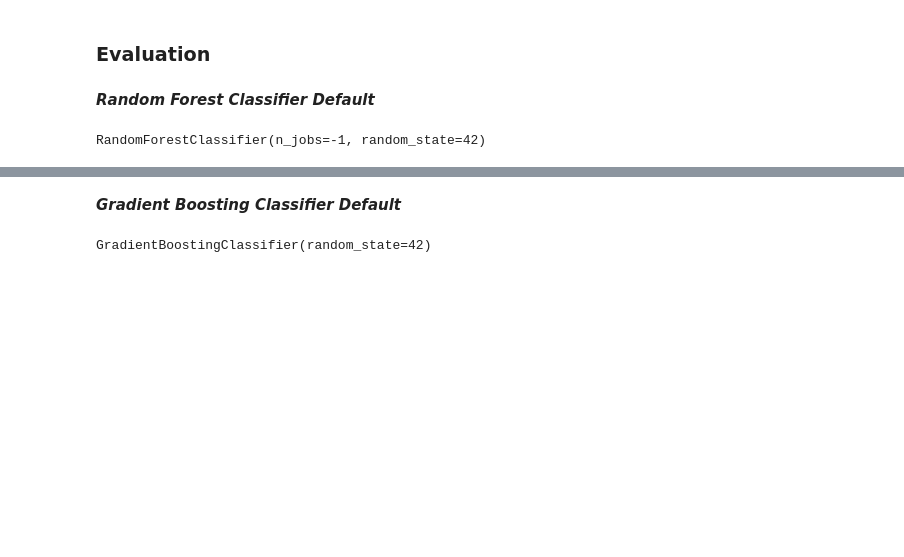
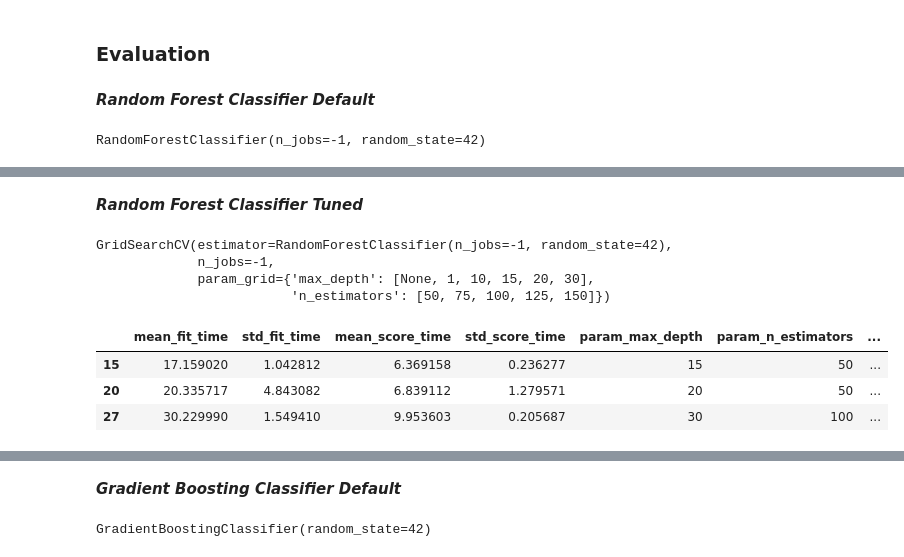
Before and after one commit to john-a-dixon/stellar-object-classification, a Jupyter notebook: stellar.ipynb, the cells around one changed output, grey strips where cells are left out. Saved outputs shown, nothing was run; the diff lists cells and outputs as text; code cells hidden in the pictures; blank space fills up the shorter version.

Commit message:
Added a tuned random forest.

```diff
--- a/stellar.ipynb
+++ b/stellar.ipynb
@@ -414,0 +421,26 @@ metrics_df = pd.concat([metrics_df, metrics(y_train, y_train_preds, y_test, y_te
+# %% [markdown]
+**_Random Forest Classifier Tuned_**
+# %%
+# Create a simple param_grid to tune some of the hyperparameters
+param_grid = {
+    "n_estimators": [50, 75, 100, 125, 150],
+    "max_depth": [None, 1, 10, 15, 20, 30]
+}
+
+# Instantiate the GridSearch
+rfc_grid = GridSearchCV(RandomForestClassifier(random_state=42, n_jobs=-1), param_grid, n_jobs=-1)
+
+# Fit the GridSearch and see which is best
+rfc_grid.fit(X_train, y_train)
+# %% [output]
+GridSearchCV(estimator=RandomForestClassifier(n_jobs=-1, random_state=42),
+             n_jobs=-1,
+             param_grid={'max_depth': [None, 1, 10, 15, 20, 30],
+                         'n_estimators': [50, 75, 100, 125, 150]})
+# %%
+pd.DataFrame(rfc_grid.cv_results_).sort_values(by="rank_test_score").head(3)
+# %% [output]
+|  | mean_fit_time | std_fit_time | mean_score_time | std_score_time | param_max_depth | param_n_estimators | ... |
+| 15 | 17.159020 | 1.042812 | 6.369158 | 0.236277 | 15 | 50 | ... |
+| 20 | 20.335717 | 4.843082 | 6.839112 | 1.279571 | 20 | 50 | ... |
+| 27 | 30.229990 | 1.549410 | 9.953603 | 0.205687 | 30 | 100 | ... |
```
Also changed, not shown: parts of 5 cells of this notebook.
